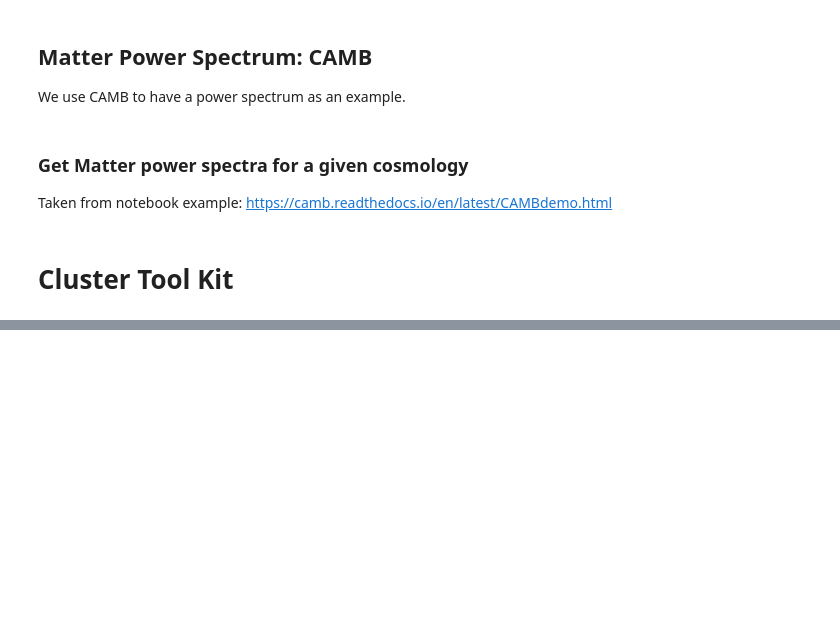
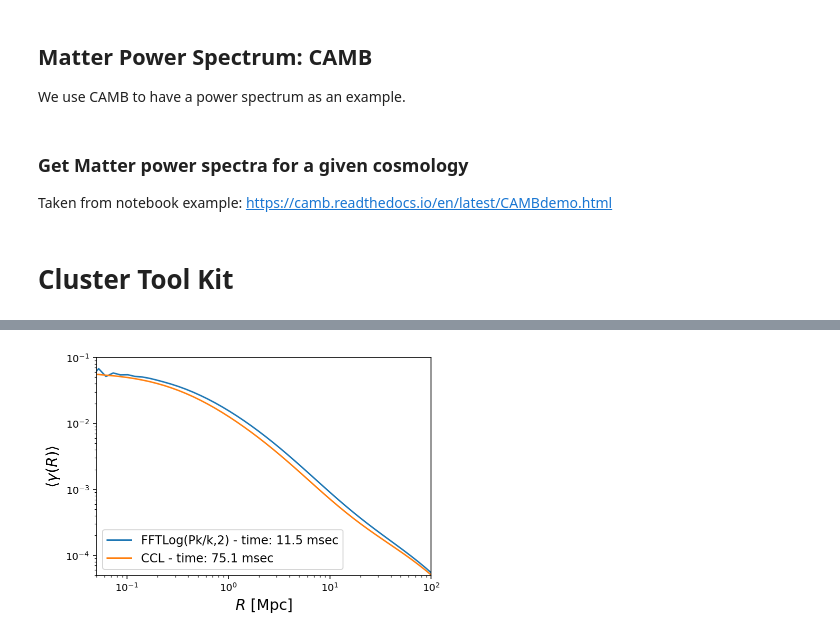
Before and after one commit to estevesjh/fnalFall2022, a Jupyter notebook: y3kp/hankelFunction/cosmoDataVector.ipynb, the cells around one changed output, grey strips where cells are left out. Cells and saved outputs as stored; diff of their text form; code cells hidden in the pictures; blank space fills up the shorter version.

```diff
--- a/y3kp/hankelFunction/cosmoDataVector.ipynb
+++ b/y3kp/hankelFunction/cosmoDataVector.ipynb
@@ -255,2 +128,0 @@ The hankel transformations are important for several reasons.
-# %%
-eTimes = dict()
@@ -446,0 +382,13 @@ hhat = h.transform(f,k,ret_err=False)              # Return the transform of f a
+# %%
+plt.loglog()
+plt.plot(r, dSigma_2[0], label='FFTLog(Pk/k,2) - time: %.1f msec'%(eTimes['Hankl']))
+plt.plot(r, dSigma_2b[0], label='CCL - time: %.1f msec'%(eTimes['CCL']))
+# plt.plot(kh_nonlin, pk_2h)
+# plt.plot(kh_nonlin, pk_total)
+plt.legend(fontsize=12)
+plt.xlim(5e-2, 1e2)
+plt.ylim(5e-5, 1e-1)
+plt.ylabel(r'$\left< \gamma (R) \right>$', fontsize=15)
+plt.xlabel(r'$R\,\,[{\rm Mpc}]$', fontsize=15);
+# %% [output]
+[figure, added]
```
Also changed, not shown: parts of 50 cells of this notebook.
